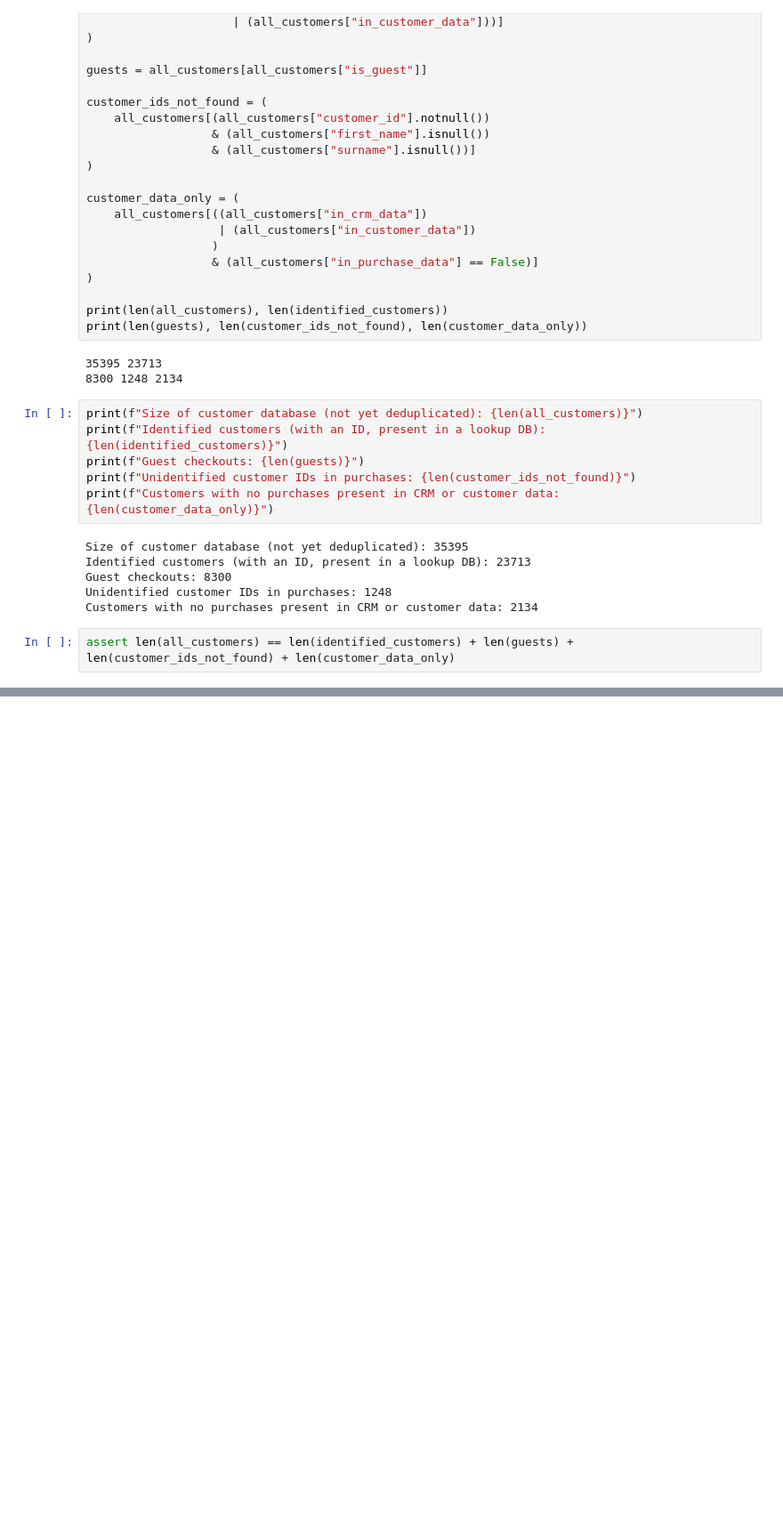
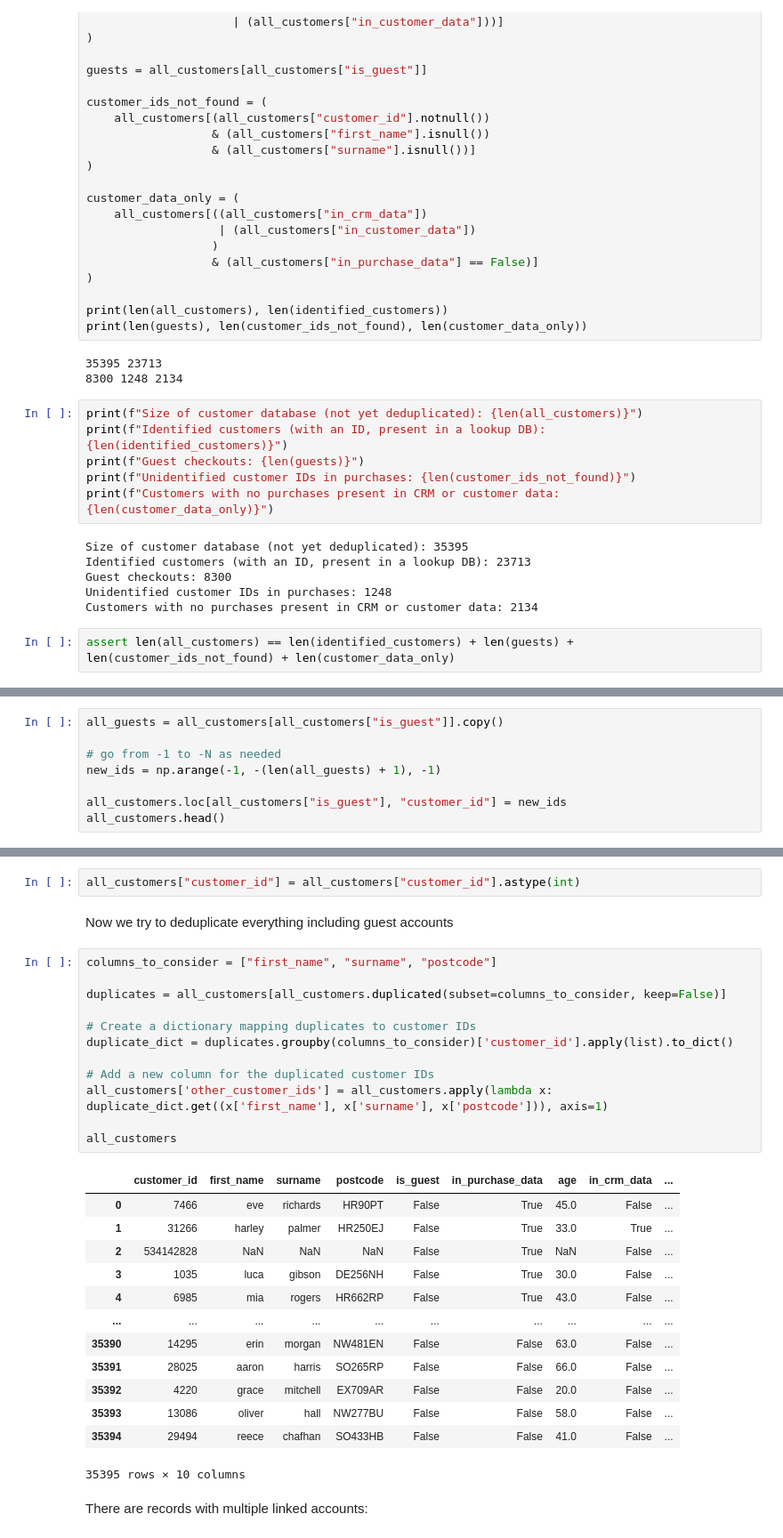
Before and after one commit to kbattish/Real-Life-Data-Analysis-Projects, a Jupyter notebook: customer-data-modeling/notebooks/customer_data_modeling.ipynb, the cells around one changed output, grey strips where cells are left out. Shown at 89% size. Saved outputs shown, nothing was run; the diff lists cells and outputs as text; blank space fills up the shorter version.

```diff
--- a/customer-data-modeling/notebooks/customer_data_modeling.ipynb
+++ b/customer-data-modeling/notebooks/customer_data_modeling.ipynb
@@ -639,0 +655,8 @@ assert len(all_customers) == len(identified_customers) + len(guests) + len(custo
+# %%
+all_guests = all_customers[all_customers["is_guest"]].copy()
+
+# go from -1 to -N as needed
+new_ids = np.arange(-1, -(len(all_guests) + 1), -1)
+
+all_customers.loc[all_customers["is_guest"], "customer_id"] = new_ids
+all_customers.head()
@@ -639,0 +679,32 @@ assert len(all_customers) == len(identified_customers) + len(guests) + len(custo
+# %%
+all_customers["customer_id"] = all_customers["customer_id"].astype(int)
+# %% [markdown]
+Now we try to deduplicate everything including guest accounts
+# %%
+columns_to_consider = ["first_name", "surname", "postcode"]
+
+duplicates = all_customers[all_customers.duplicated(subset=columns_to_consider, keep=False)]
+
+# Create a dictionary mapping duplicates to customer IDs
+duplicate_dict = duplicates.groupby(columns_to_consider)['customer_id'].apply(list).to_dict()
+
+# Add a new column for the duplicated customer IDs
+all_customers['other_customer_ids'] = all_customers.apply(lambda x: duplicate_dict.get((x['first_name'], x['surname'], x['postcode'])), axis=1)
+
+all_customers
+# %% [output]
+|  | customer_id | first_name | surname | postcode | is_guest | in_purchase_data | age | in_crm_data | ... |
+| 0 | 7466 | eve | richards | HR90PT | False | True | 45.0 | False | ... |
+| 1 | 31266 | harley | palmer | HR250EJ | False | True | 33.0 | True | ... |
+| 2 | 534142828 | NaN | NaN | NaN | False | True | NaN | False | ... |
+| 3 | 1035 | luca | gibson | DE256NH | False | True | 30.0 | False | ... |
+| 4 | 6985 | mia | rogers | HR662RP | False | True | 43.0 | False | ... |
+| ... | ... | ... | ... | ... | ... | ... | ... | ... | ... |
+| 35390 | 14295 | erin | morgan | NW481EN | False | False | 63.0 | False | ... |
+| 35391 | 28025 | aaron | harris | SO265RP | False | False | 66.0 | False | ... |
+| 35392 | 4220 | grace | mitchell | EX709AR | False | False | 20.0 | False | ... |
+| 35393 | 13086 | oliver | hall | NW277BU | False | False | 58.0 | False | ... |
+| 35394 | 29494 | reece | chafhan | SO433HB | False | False | 41.0 | False | ... |
+35395 rows × 10 columns
+# %% [markdown]
+There are records with multiple linked accounts:
```
Also changed, not shown: parts of 29 cells of this notebook, 1 other file.
